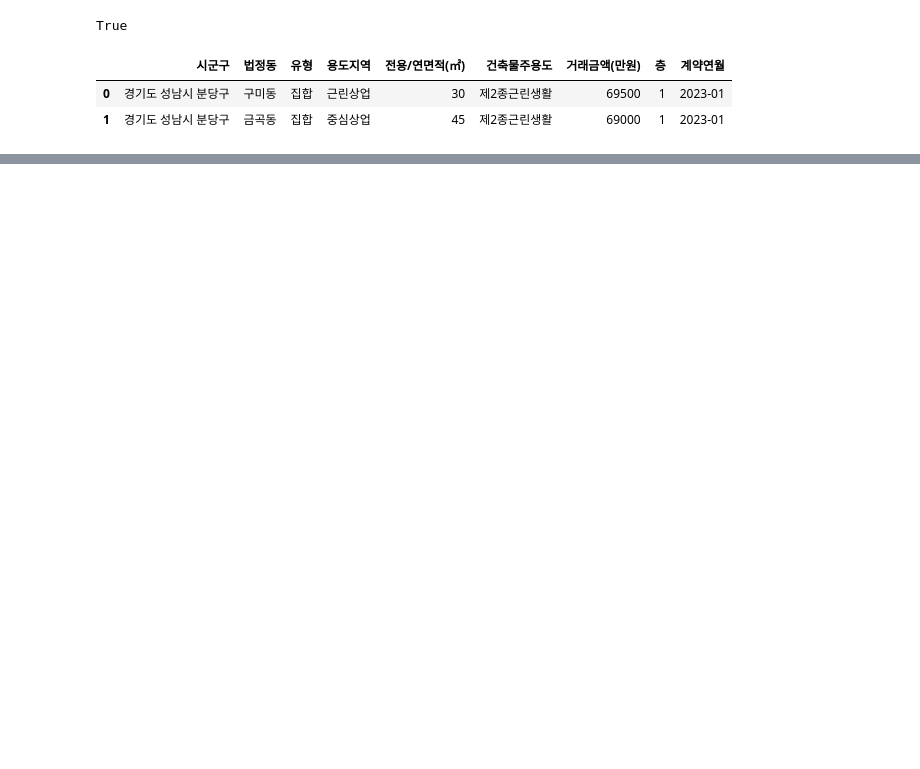
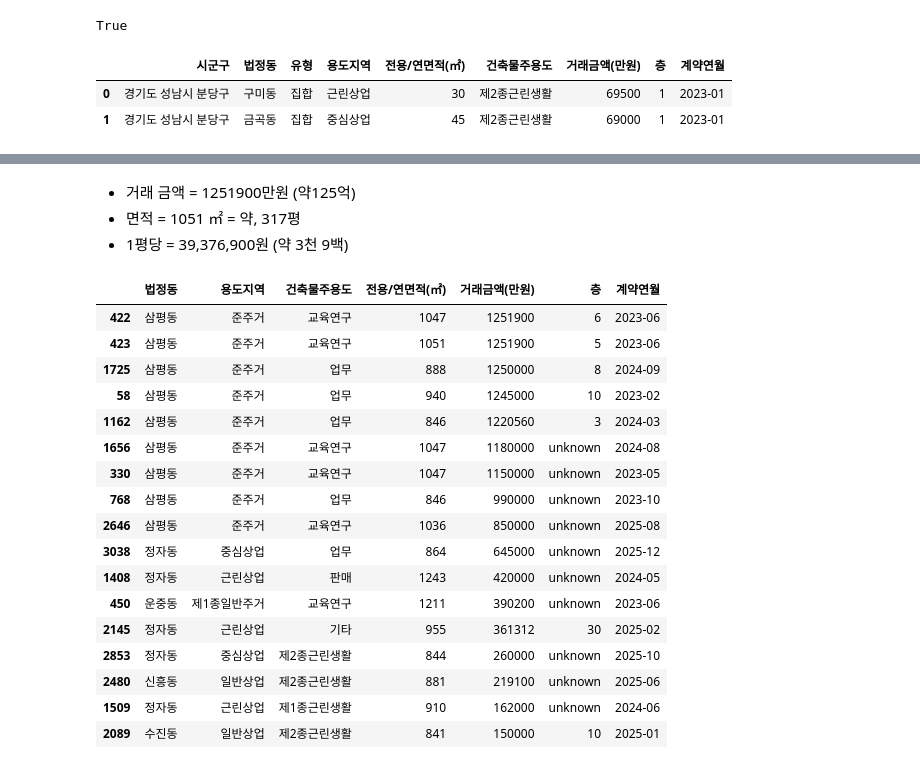
Before and after one commit to bulsajo1/final_project, a Jupyter notebook: sungju/2차 전처리_거래량.ipynb, the cells around one changed output, grey strips where cells are left out. Saved outputs shown, nothing was run; the diff lists cells and outputs as text; code cells hidden in the pictures; blank space fills up the shorter version.

```diff
--- a/sungju/2차 전처리_거래량.ipynb
+++ b/sungju/2차 전처리_거래량.ipynb
@@ -20,0 +107,35 @@ True
+# %% [markdown]
+- 거래 금액 = 1251900만원 (약125억)
+- 면적 = 1051 ㎡ = 약, 317평
+- 1평당 = 39,376,900원 (약 3천 9백)
+# %%
+# 2) 면적이 비슷한 거래끼리 비교: 1051㎡ 기준 ±20%
+# 여러개 비슷한 걸로 봐서는 이상치로 보기 어렵
+target_area = 1051
+
+similar_area = trans_df[
+    (trans_df['전용/연면적(㎡)'].between(target_area * 0.8, target_area * 1.2)) &
+    (trans_df['유형'] == '집합')
+].copy()
+
+similar_area[['법정동','용도지역','건축물주용도','전용/연면적(㎡)','거래금액(만원)','층','계약연월']] \
+    .sort_values('거래금액(만원)', ascending=False)
+# %% [output]
+|  | 법정동 | 용도지역 | 건축물주용도 | 전용/연면적(㎡) | 거래금액(만원) | 층 | 계약연월 |
+| 422 | 삼평동 | 준주거 | 교육연구 | 1047 | 1251900 | 6 | 2023-06 |
+| 423 | 삼평동 | 준주거 | 교육연구 | 1051 | 1251900 | 5 | 2023-06 |
+| 1725 | 삼평동 | 준주거 | 업무 | 888 | 1250000 | 8 | 2024-09 |
+| 58 | 삼평동 | 준주거 | 업무 | 940 | 1245000 | 10 | 2023-02 |
+| 1162 | 삼평동 | 준주거 | 업무 | 846 | 1220560 | 3 | 2024-03 |
+| 1656 | 삼평동 | 준주거 | 교육연구 | 1047 | 1180000 | unknown | 2024-08 |
+| 330 | 삼평동 | 준주거 | 교육연구 | 1047 | 1150000 | unknown | 2023-05 |
+| 768 | 삼평동 | 준주거 | 업무 | 846 | 990000 | unknown | 2023-10 |
+| 2646 | 삼평동 | 준주거 | 교육연구 | 1036 | 850000 | unknown | 2025-08 |
+| 3038 | 정자동 | 중심상업 | 업무 | 864 | 645000 | unknown | 2025-12 |
+| 1408 | 정자동 | 근린상업 | 판매 | 1243 | 420000 | unknown | 2024-05 |
+| 450 | 운중동 | 제1종일반주거 | 교육연구 | 1211 | 390200 | unknown | 2023-06 |
+| 2145 | 정자동 | 근린상업 | 기타 | 955 | 361312 | 30 | 2025-02 |
+| 2853 | 정자동 | 중심상업 | 제2종근린생활 | 844 | 260000 | unknown | 2025-10 |
+| 2480 | 신흥동 | 일반상업 | 제2종근린생활 | 881 | 219100 | unknown | 2025-06 |
+| 1509 | 정자동 | 근린상업 | 제1종근린생활 | 910 | 162000 | unknown | 2024-06 |
+| 2089 | 수진동 | 일반상업 | 제2종근린생활 | 841 | 150000 | 10 | 2025-01 |
```
Also changed, not shown: parts of 14 cells of this notebook, 5 other files.
